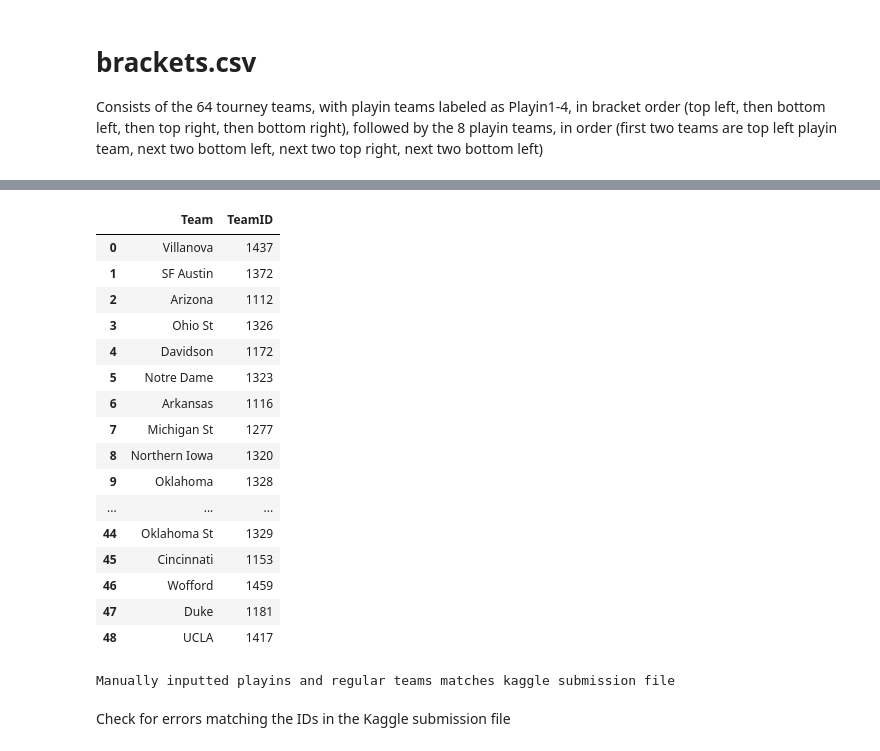
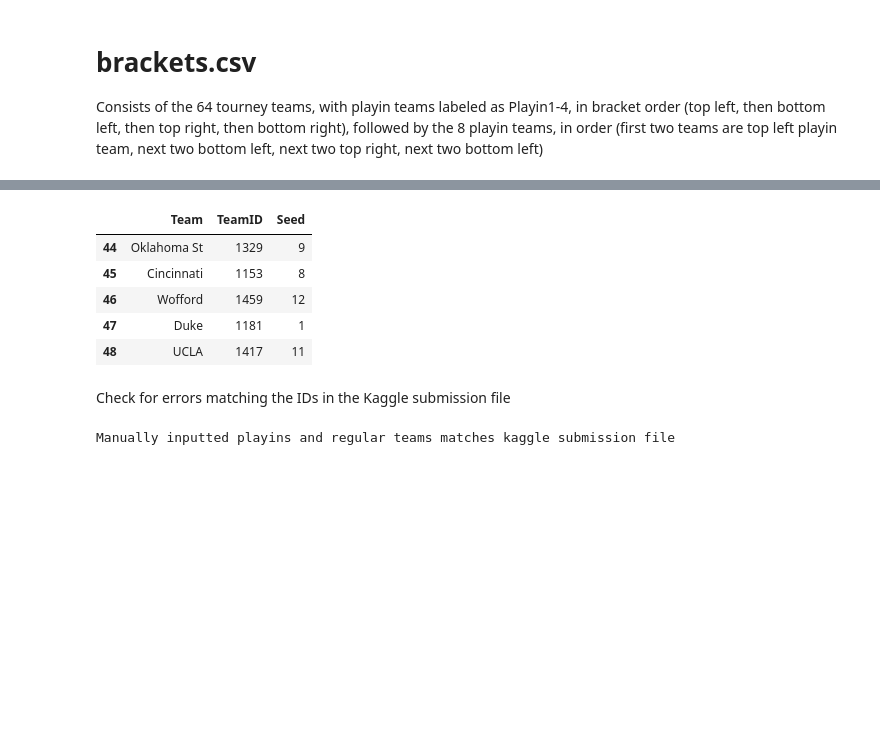
Before and after one commit to dtamayo/NCAAbasketball, a Jupyter notebook: namestoids.ipynb, the cells around one changed output, grey strips where cells are left out. Drawn from its saved outputs; the diff is of its cells as text; code cells hidden in the pictures; blank space fills up the shorter version.

```diff
--- a/namestoids.ipynb
+++ b/namestoids.ipynb
@@ -82,42 +102,21 @@ All team names successfully matched to IDs = True
 # %%
-draft15 = ['Villanova', 'SF Austin', 'Arizona', 'Ohio St', 'Davidson', 'Notre Dame', 'Arkansas', 'Michigan St', 'Northern Iowa']
-draft15 += ['Oklahoma', 'Providence', "St John's", 'Baylor', 'Indiana']
-field15 = ['Manhattan', 'Hampton', 'Valparaiso', 'Northeastern', 'New Mexico St', 'Coastal Car', 'Harvard', 'Georgia St', 'TX Southern', 'Lafayette', 'UC Irvine', 'Albany NY', 'Belmont', 'Robert Morris', 'North Florida', 'E Washington', 'UAB', 'N Dakota St']
-draft15 += [field15]
-draft15 += ['Virginia', ['Dayton', 'Boise St'], 'VA Commonwealth', 'Texas', 'Utah', 'Kentucky']
-draft15 += ['San Diego St', 'Iowa', 'Louisville', 'Iowa St', 'Wyoming', 'Xavier', 'Purdue', 'Kansas']
-draft15 += ['Georgia', ['Mississippi', 'BYU'], 'LSU', 'Butler', 'SMU', 'Maryland', 'Wisconsin']
-draft15 += ['NC State', 'North Carolina', 'Georgetown', 'Buffalo', 'West Virginia', 'Wichita St']
-draft15 += ['Gonzaga', 'Oregon', 'Oklahoma St', 'Cincinnati', 'Wofford', 'Duke', 'UCLA']
-draft15 = pd.DataFrame(draft15, columns=['Team'])
-draft15['TeamID'] = draft15.apply(getID, axis=1)
-draft15
+draft = ['Villanova', 'SF Austin', 'Arizona', 'Ohio St', 'Davidson', 'Notre Dame', 'Arkansas', 'Michigan St', 'Northern Iowa']
+draft += ['Oklahoma', 'Providence', "St John's", 'Baylor', 'Indiana']
+field = ['Manhattan', 'Hampton', 'Valparaiso', 'Northeastern', 'New Mexico St', 'Coastal Car', 'Harvard', 'Georgia St', 'TX Southern', 'Lafayette', 'UC Irvine', 'Albany NY', 'Belmont', 'Robert Morris', 'North Florida', 'E Washington', 'UAB', 'N Dakota St']
+draft += [field]
+draft += ['Virginia', ['Dayton', 'Boise St'], 'VA Commonwealth', 'Texas', 'Utah', 'Kentucky']
+draft += ['San Diego St', 'Iowa', 'Louisville', 'Iowa St', 'Wyoming', 'Xavier', 'Purdue', 'Kansas']
+draft += ['Georgia', ['Mississippi', 'BYU'], 'LSU', 'Butler', 'SMU', 'Maryland', 'Wisconsin']
+draft += ['NC State', 'North Carolina', 'Georgetown', 'Buffalo', 'West Virginia', 'Wichita St']
+draft += ['Gonzaga', 'Oregon', 'Oklahoma St', 'Cincinnati', 'Wofford', 'Duke', 'UCLA']
+draft = pd.DataFrame(draft, columns=['Team'])
+draft['TeamID'] = draft.apply(getID, axis=1)
+draft['Seed'] = draft.apply(getseeds, axis=1)
+draft.tail()
 # %% [output]
-|  | Team | TeamID |
-| 0 | Villanova | 1437 |
-| 1 | SF Austin | 1372 |
-| 2 | Arizona | 1112 |
-| 3 | Ohio St | 1326 |
-| 4 | Davidson | 1172 |
-| 5 | Notre Dame | 1323 |
-| 6 | Arkansas | 1116 |
-| 7 | Michigan St | 1277 |
-| 8 | Northern Iowa | 1320 |
-| 9 | Oklahoma | 1328 |
-| ... | ... | ... |
-| 44 | Oklahoma St | 1329 |
-| 45 | Cincinnati | 1153 |
-| 46 | Wofford | 1459 |
-| 47 | Duke | 1181 |
-| 48 | UCLA | 1417 |
+|  | Team | TeamID | Seed |
+| 44 | Oklahoma St | 1329 | 9 |
+| 45 | Cincinnati | 1153 | 8 |
+| 46 | Wofford | 1459 | 12 |
+| 47 | Duke | 1181 | 1 |
+| 48 | UCLA | 1417 | 11 |
-# %%
-sub = pd.read_csv('2015/SampleSubmission.csv', index_col=0)
-# drop playins from bracket
-bracketnoplayins = bracket15[np.array(['Playin' not in name for name in bracket15['Team']])]
-ids = pd.Series([int(code.split('_')[1]) for code in sub.index] + [int(code.split('_')[2]) for code in sub.index]).unique()
-ids2 = bracketnoplayins['TeamID']
-ids2 = ids2.sort_values().values
-if (ids == ids2).sum() == len(ids):
-    print('Manually inputted playins and regular teams matches kaggle submission file')
-# %% [output]
-Manually inputted playins and regular teams matches kaggle submission file
@@ -157,0 +125,11 @@ np.save('data/2015field.npy', field.array)
+# %%
+sub = pd.read_csv(year+'/SampleSubmission.csv', index_col=0)
+# drop playins from bracket
+bracketnoplayins = bracket[np.array(['Playin' not in name for name in bracket['Team']])]
+ids = pd.Series([int(code.split('_')[1]) for code in sub.index] + [int(code.split('_')[2]) for code in sub.index]).unique()
+ids2 = bracketnoplayins['TeamID']
+ids2 = ids2.sort_values().values
+if (ids == ids2).sum() == len(ids):
+    print('Manually inputted playins and regular teams matches kaggle submission file')
+# %% [output]
+Manually inputted playins and regular teams matches kaggle submission file
```
Also changed, not shown: parts of 29 cells of this notebook, 12 other files.
